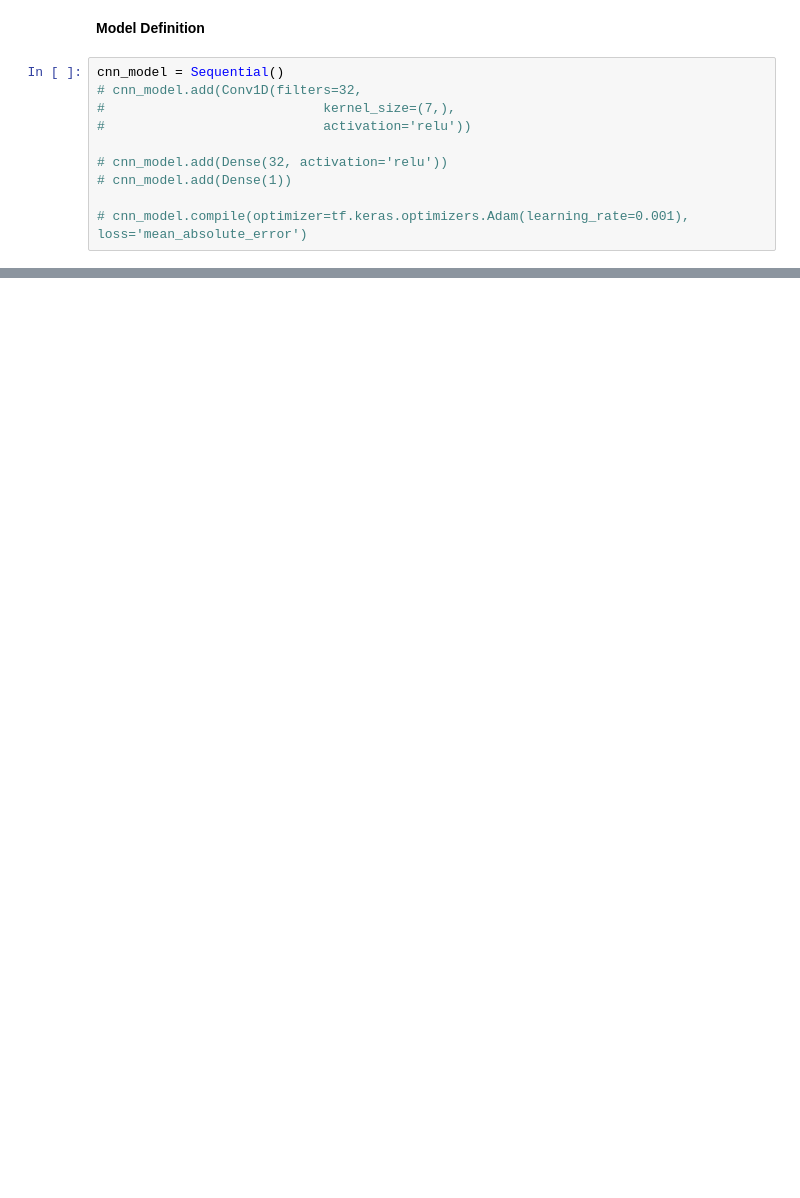
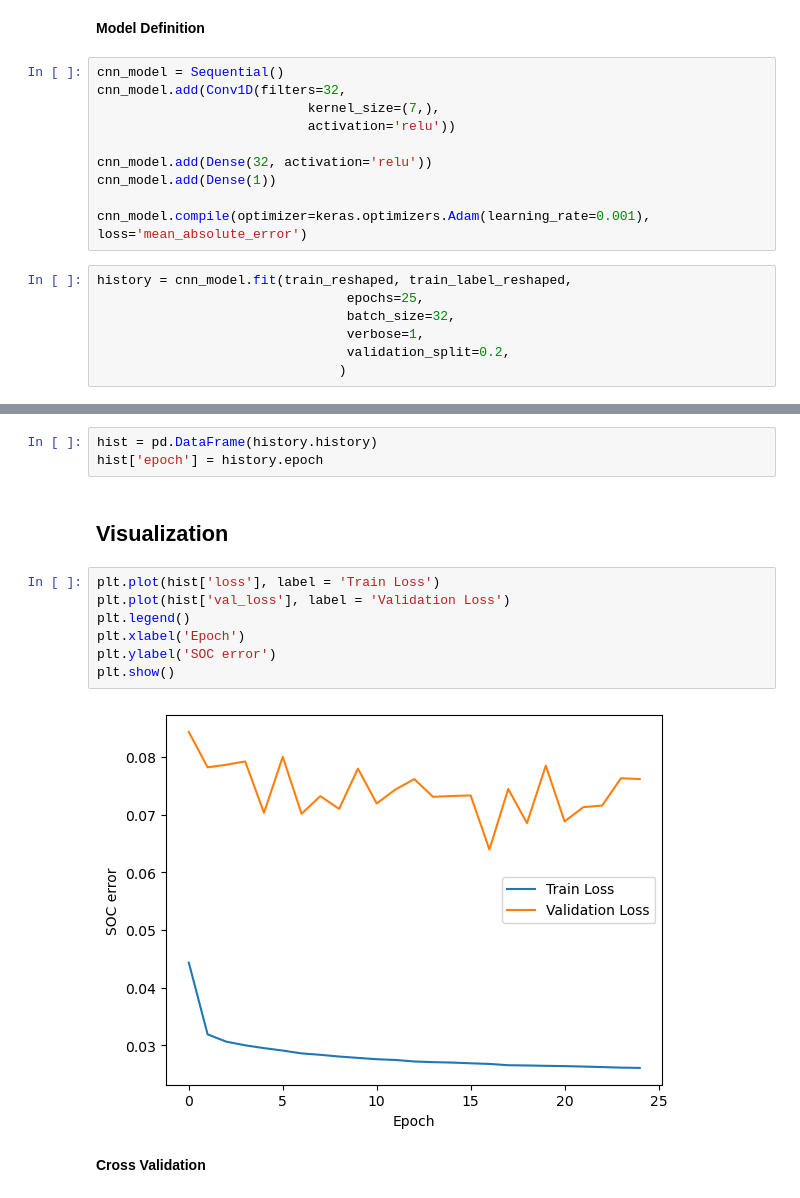
Before and after one commit to sanitbhatkar/Battery, a Jupyter notebook: SOC with Neural Networks/LG battery/Folder and File List.ipynb, the cells around one changed output, grey strips where cells are left out. Cells and saved outputs as stored; diff of their text form; blank space fills up the shorter version.

```diff
--- a/SOC with Neural Networks/LG battery/Folder and File List.ipynb
+++ b/SOC with Neural Networks/LG battery/Folder and File List.ipynb
@@ -250,11 +263,18 @@ train_label_reshaped = train_label_reshaped.reshape((np.array(train_reshaped).sh
 __Model Definition__
 # %%
 cnn_model = Sequential()
-# cnn_model.add(Conv1D(filters=32,
-#                            kernel_size=(7,),
-#                            activation='relu'))
+cnn_model.add(Conv1D(filters=32,
+                           kernel_size=(7,),
+                           activation='relu'))
 
-# cnn_model.add(Dense(32, activation='relu'))
-# cnn_model.add(Dense(1))
+cnn_model.add(Dense(32, activation='relu'))
+cnn_model.add(Dense(1))
 
-# cnn_model.compile(optimizer=tf.keras.optimizers.Adam(learning_rate=0.001), loss='mean_absolute_error')
+cnn_model.compile(optimizer=keras.optimizers.Adam(learning_rate=0.001), loss='mean_absolute_error')
+# %%
+history = cnn_model.fit(train_reshaped, train_label_reshaped,
+                                epochs=25,
+                                batch_size=32,
+                                verbose=1,
+                                validation_split=0.2,
+                               )
@@ -260,0 +299,16 @@ cnn_model = Sequential()
+# %%
+hist = pd.DataFrame(history.history)
+hist['epoch'] = history.epoch
+# %% [markdown]
+## Visualization
+# %%
+plt.plot(hist['loss'], label = 'Train Loss')
+plt.plot(hist['val_loss'], label = 'Validation Loss')
+plt.legend()
+plt.xlabel('Epoch')
+plt.ylabel('SOC error')
+plt.show()
+# %% [output]
+[figure, added]
+# %% [markdown]
+__Cross Validation__
```
Also changed, not shown: parts of 16 cells of this notebook, 1 other file.
